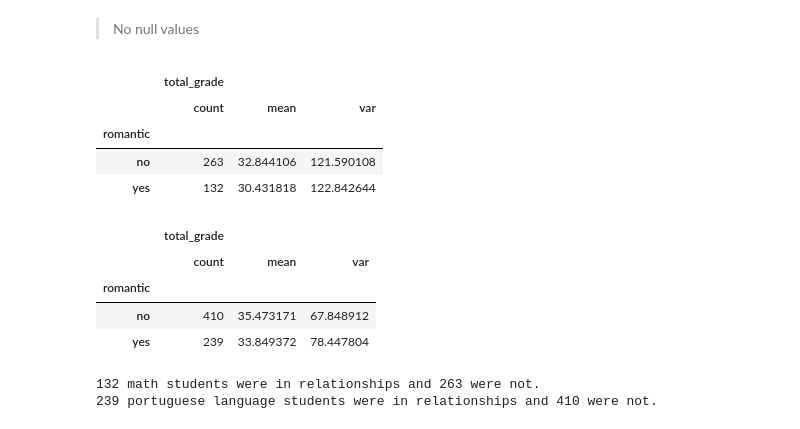
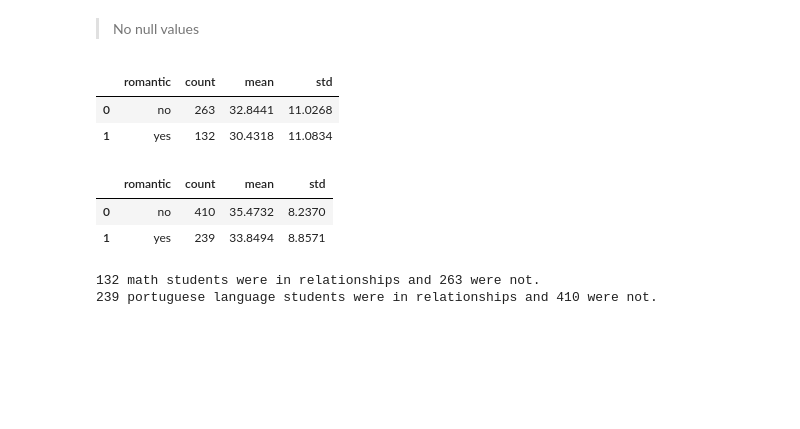
Before and after one commit to UBC-MDS/DSCI-522_City_of_A-Stars_310, a Jupyter notebook: eda/eda_students.ipynb, the cells around one changed output. Saved outputs shown, nothing was run; the diff lists cells and outputs as text; code cells hidden in the pictures; blank space fills up the shorter version.

```diff
--- a/eda/eda_students.ipynb
+++ b/eda/eda_students.ipynb
@@ -130,22 +130,20 @@ total_grade    False
 dtype: bool
 # %% [markdown]
 > No null values
+# %%
+by_grade_rel = df_mat[["romantic", "total_grade"]].groupby("romantic").agg(['count', 'mean', 'std'])
+by_grade_rel['total_grade'].reset_index().round(4).to_csv(ign)
+# %% [output]
+|  | romantic | count | mean | std |
+| 0 | no | 263 | 32.8441 | 11.0268 |
+| 1 | yes | 132 | 30.4318 | 11.0834 |
 # %%
-df_mat[["romantic", "total_grade"]].groupby("romantic").agg(['count', 'mean', 'var'])
+by_grade_por = df_por[["romantic", "total_grade"]].groupby("romantic").agg(['count', 'mean', 'std'])
+by_grade_por['total_grade'].reset_index().round(4)
 # %% [output]
-|  | total_grade |  |  |
-|  | count | mean | var |
-| romantic |  |  |  |
-| no | 263 | 32.844106 | 121.590108 |
-| yes | 132 | 30.431818 | 122.842644 |
+|  | romantic | count | mean | std |
+| 0 | no | 410 | 35.4732 | 8.2370 |
+| 1 | yes | 239 | 33.8494 | 8.8571 |
-# %%
-df_por[["romantic", "total_grade"]].groupby("romantic").agg(['count', 'mean', 'var'])
-# %% [output]
-|  | total_grade |  |  |
-|  | count | mean | var |
-| romantic |  |  |  |
-| no | 410 | 35.473171 | 67.848912 |
-| yes | 239 | 33.849372 | 78.447804 |
 # %%
 print("{} math students were in relationships and {} were not.".format(
     df_mat['romantic'].value_counts()['yes'],
```
Also changed, not shown: parts of 2 cells of this notebook, 13 other files.
